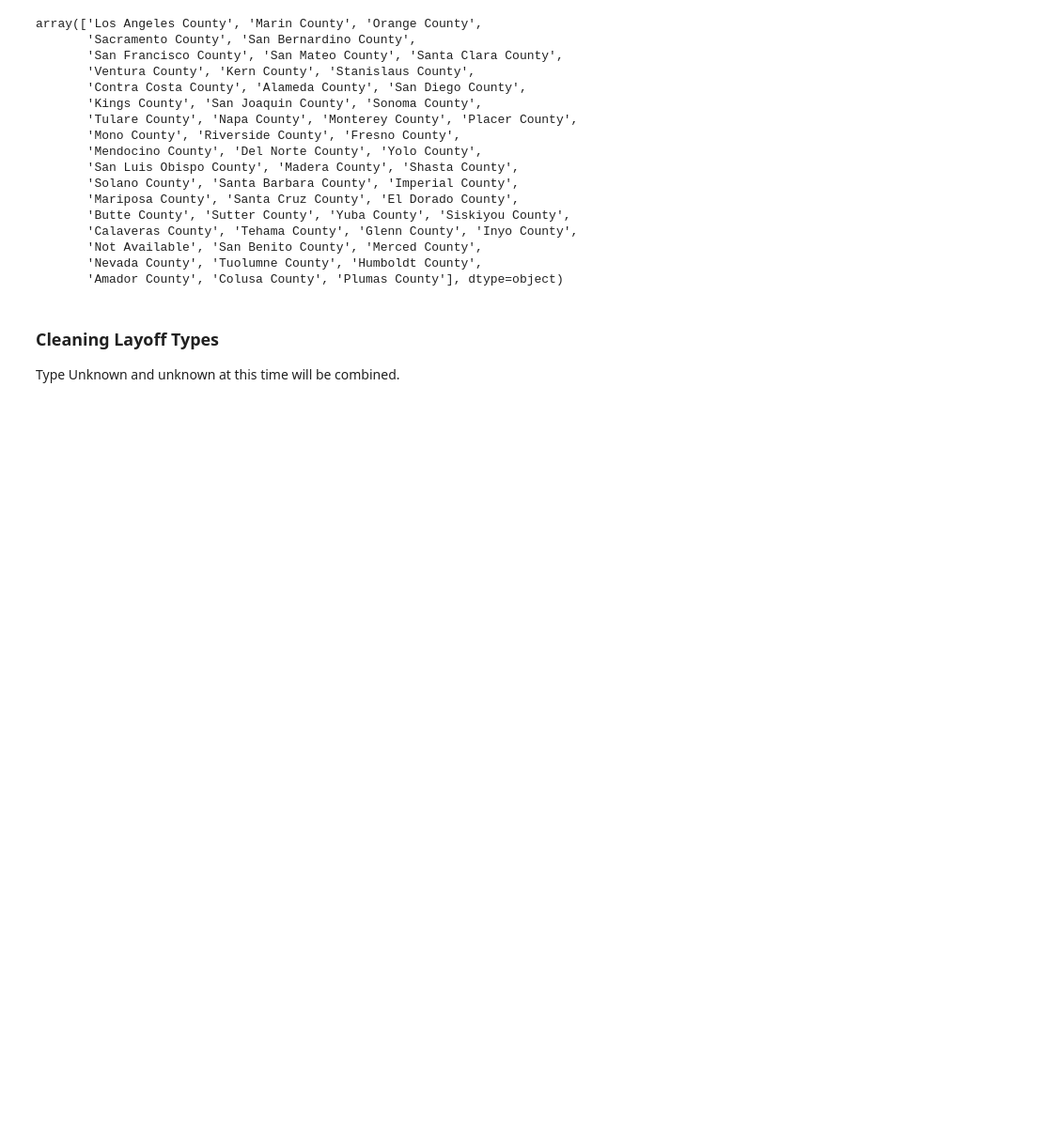
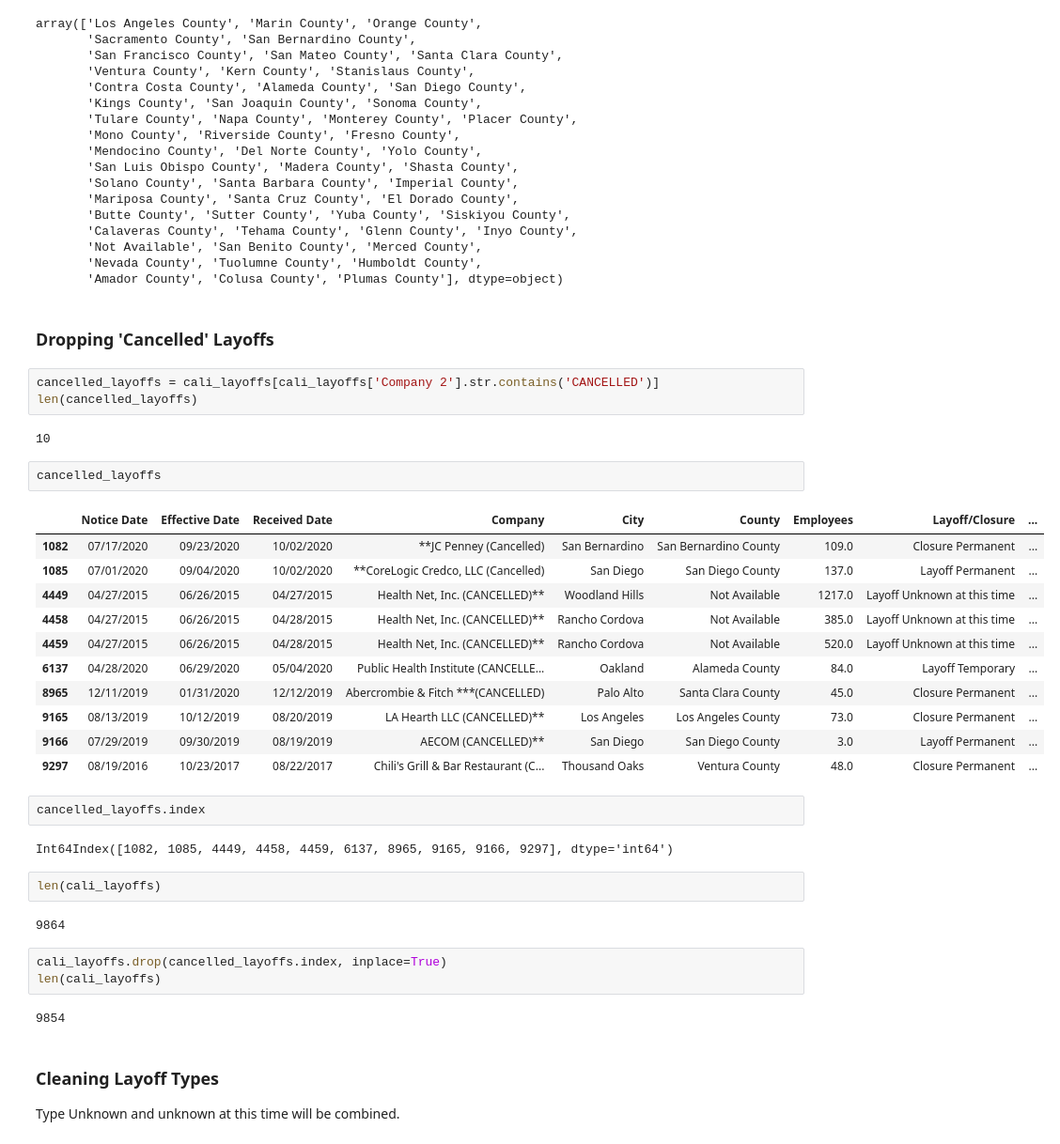
Before and after one commit to biglocalnews/WARN_Cali_analysis, a Jupyter notebook: notebooks/remove_cancelled_data_cleaning-Copy1.ipynb, the cells around one changed output. Shown at 94% size. Drawn from its saved outputs; the diff is of its cells as text; blank space fills up the shorter version.

Commit message:
updating data cleaning nb to removed cancelled notices

```diff
--- a/notebooks/data_cleaning.ipynb
+++ b/notebooks/remove_cancelled_data_cleaning-Copy1.ipynb
@@ -105,6 +95,40 @@ array(['Los Angeles County', 'Marin County', 'Orange County',
        'Not Available', 'San Benito County', 'Merced County',
        'Nevada County', 'Tuolumne County', 'Humboldt County',
        'Amador County', 'Colusa County', 'Plumas County'], dtype=object)
+# %% [markdown]
+### Dropping 'Cancelled' Layoffs
+# %%
+cancelled_layoffs = cali_layoffs[cali_layoffs['Company 2'].str.contains('CANCELLED')]
+len(cancelled_layoffs)
+# %% [output]
+10
+# %%
+cancelled_layoffs
+# %% [output]
+|  | Notice Date | Effective Date | Received Date | Company | City | County | Employees | Layoff/Closure | ... |
+| 1082 | 07/17/2020 | 09/23/2020 | 10/02/2020 | **JC Penney (Cancelled) | San Bernardino | San Bernardino County | 109.0 | Closure Permanent | ... |
+| 1085 | 07/01/2020 | 09/04/2020 | 10/02/2020 | **CoreLogic Credco, LLC (Cancelled) | San Diego | San Diego County | 137.0 | Layoff Permanent | ... |
+| 4449 | 04/27/2015 | 06/26/2015 | 04/27/2015 | Health Net, Inc. (CANCELLED)** | Woodland Hills | Not Available | 1217.0 | Layoff Unknown at this time | ... |
+| 4458 | 04/27/2015 | 06/26/2015 | 04/28/2015 | Health Net, Inc. (CANCELLED)** | Rancho Cordova | Not Available | 385.0 | Layoff Unknown at this time | ... |
+| 4459 | 04/27/2015 | 06/26/2015 | 04/28/2015 | Health Net, Inc. (CANCELLED)** | Rancho Cordova | Not Available | 520.0 | Layoff Unknown at this time | ... |
+| 6137 | 04/28/2020 | 06/29/2020 | 05/04/2020 | Public Health Institute (CANCELLE... | Oakland | Alameda County | 84.0 | Layoff Temporary | ... |
+| 8965 | 12/11/2019 | 01/31/2020 | 12/12/2019 | Abercrombie & Fitch ***(CANCELLED) | Palo Alto | Santa Clara County | 45.0 | Closure Permanent | ... |
+| 9165 | 08/13/2019 | 10/12/2019 | 08/20/2019 | LA Hearth LLC (CANCELLED)** | Los Angeles | Los Angeles County | 73.0 | Closure Permanent | ... |
+| 9166 | 07/29/2019 | 09/30/2019 | 08/19/2019 | AECOM (CANCELLED)** | San Diego | San Diego County | 3.0 | Layoff Permanent | ... |
+| 9297 | 08/19/2016 | 10/23/2017 | 08/22/2017 | Chili's Grill & Bar Restaurant (C... | Thousand Oaks | Ventura County | 48.0 | Closure Permanent | ... |
+# %%
+cancelled_layoffs.index
+# %% [output]
+Int64Index([1082, 1085, 4449, 4458, 4459, 6137, 8965, 9165, 9166, 9297], dtype='int64')
+# %%
+len(cali_layoffs)
+# %% [output]
+9864
+# %%
+cali_layoffs.drop(cancelled_layoffs.index, inplace=True)
+len(cali_layoffs)
+# %% [output]
+9854
 # %% [markdown]
 ### Cleaning Layoff Types
 
```
Also changed, not shown: parts of 9 cells of this notebook, 1 other file.
